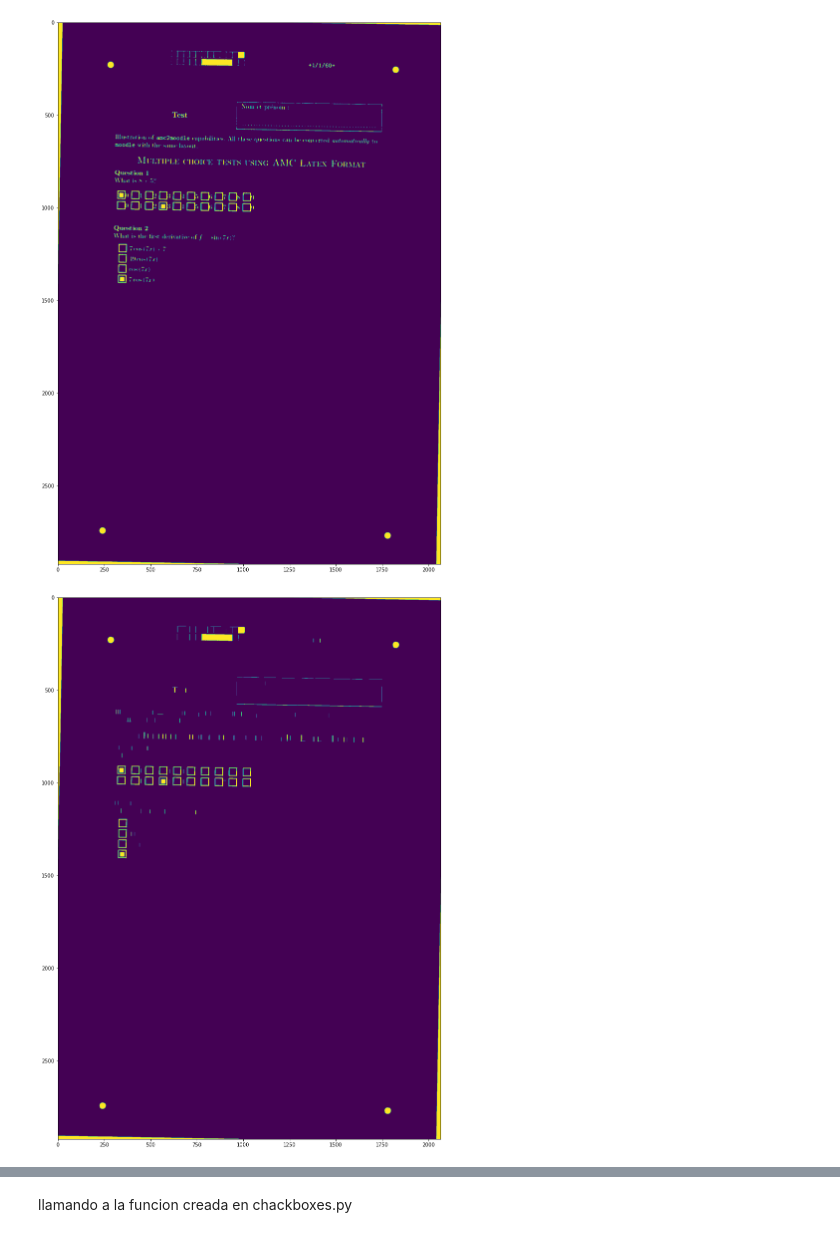
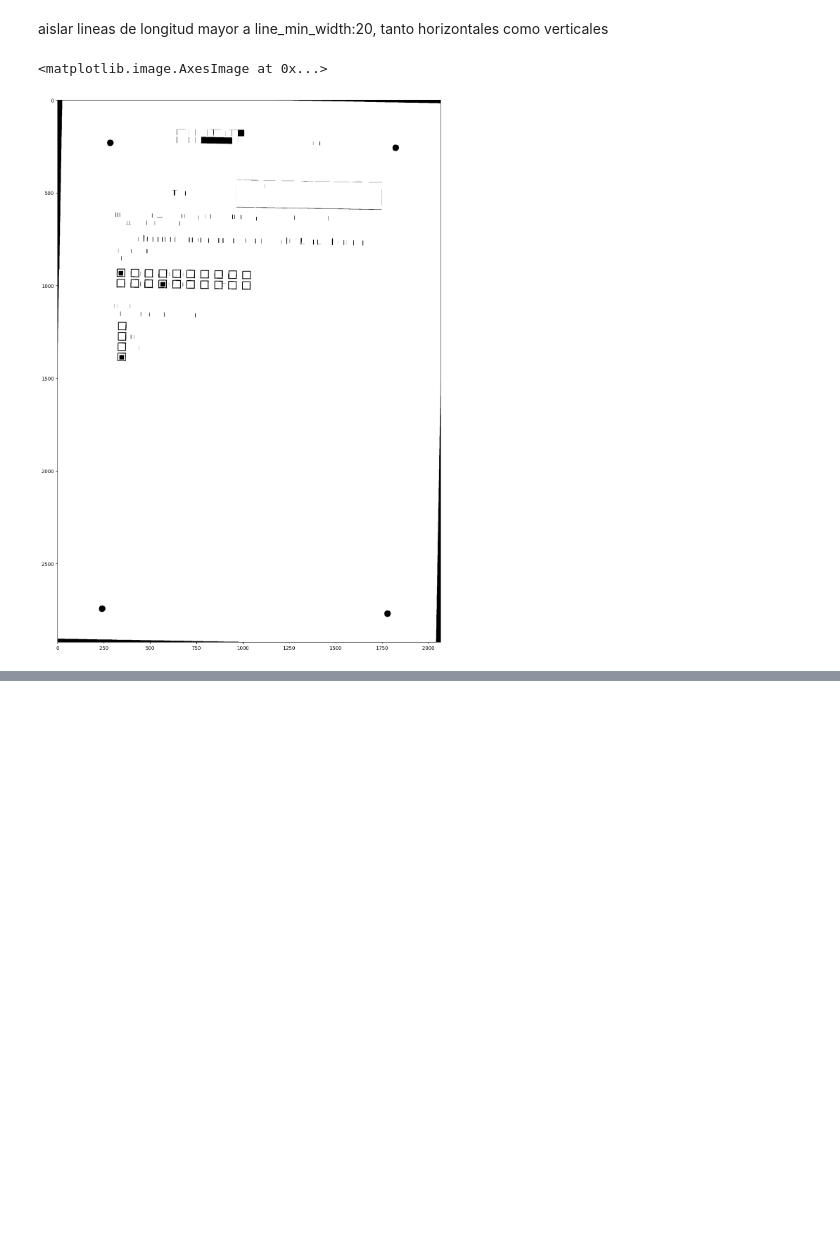
Before and after one commit to andrsvb/tfg2, a Jupyter notebook: pruebas formularios/opencv/opencv.ipynb, the cells around one changed output, grey strips where cells are left out. Saved outputs shown, nothing was run; the diff lists cells and outputs as text; code cells hidden in the pictures; blank space fills up the shorter version.

```diff
--- a/pruebas formularios/opencv/opencv.ipynb
+++ b/pruebas formularios/opencv/opencv.ipynb
@@ -37,0 +28,2 @@ probando directamente el codigo
+# %%
+file = '../../pyexams examples/en/png/page_0.png'
@@ -38,47 +42,23 @@ probando directamente el codigo
+# %% [markdown]
+aislar lineas de longitud mayor a line_min_width:20, tanto horizontales como verticales
 # %%
-#for i in range(9):
-inner_boxes = []
-stats = []
-for i in range(1):
-    i = 0
-    file = 'pngs/page_' + str(i) + '.png' # 'out.png'
-    img = cv2.imread(file)
-    gray_scale=cv2.cvtColor(img,cv2.COLOR_BGR2GRAY)
-    th1,img_bin = cv2.threshold(gray_scale,150,225,cv2.THRESH_BINARY)
-    img_bin=~img_bin
-    plt.figure(figsize=(20,20))
-    plt.imshow(img_bin)
+### selecting min size as 15 pixels
+line_min_width = 20
+kernal_h = np.ones((1,line_min_width), np.uint8)
+kernal_v = np.ones((line_min_width,1), np.uint8)
 
-    ### selecting min size as 15 pixels
-    line_min_width = 20
-    kernal_h = np.ones((1,line_min_width), np.uint8)
-    kernal_v = np.ones((line_min_width,1), np.uint8)
-
-    # find horizontal lines
-    img_bin_h = cv2.morphologyEx(img_bin, cv2.MORPH_OPEN, kernal_h)
-    #plt.figure(figsize=(20,20))
-    #plt.imshow(img_bin_h)
-    # find vertical lines
-    img_bin_v = cv2.morphologyEx(img_bin, cv2.MORPH_OPEN, kernal_v)
-    #plt.figure(figsize=(20,20))
-    #plt.imshow(img_bin_v)
-    # join horizontal and vertical lines
-    img_bin_final = img_bin_h | img_bin_v
-    plt.figure(figsize=(20,20))
-    plt.imshow(img_bin_final)
-
-    _, labels, stats,_ = cv2.connectedComponentsWithStats(~img_bin_final, connectivity=8, ltype=cv2.CV_32S)
-
-    for x,y,w,h,area in stats[2:]:
-        cv2.rectangle(img,(x,y),(x+w,y+h),(0,255,0),2)
-
-    plt.figure(figsize=(20,20))
-    plt.imshow(img)
-    #print('x, y, w, h, a')
-    #print(stats)
-    for x,y,w,h,_ in stats[2:]:
-        x2,y2 = x+w,y+h
-        inner_boxes.append(img_bin[y:y2].transpose()[x:x2])
+# find horizontal lines
+img_bin_h = cv2.morphologyEx(img_bin, cv2.MORPH_OPEN, kernal_h)
+#plt.figure(figsize=(20,20))
+#plt.imshow(img_bin_h)
+# find vertical lines
+img_bin_v = cv2.morphologyEx(img_bin, cv2.MORPH_OPEN, kernal_v)
+#plt.figure(figsize=(20,20))
+#plt.imshow(img_bin_v)
+# join horizontal and vertical lines
+img_bin_final = img_bin_h | img_bin_v
+plt.figure(figsize=(20,20))
+plt.imshow(~img_bin_final, cmap='gray')
 # %% [output]
+<matplotlib.image.AxesImage at 0x...>
-[figure, old version]
+[figure, new version]
-[figure, removed]
@@ -86,2 +64,0 @@ for i in range(1):
-# %% [markdown]
-llamando a la funcion creada en chackboxes.py
```
Also changed, not shown: parts of 38 cells of this notebook, 4 other files.
